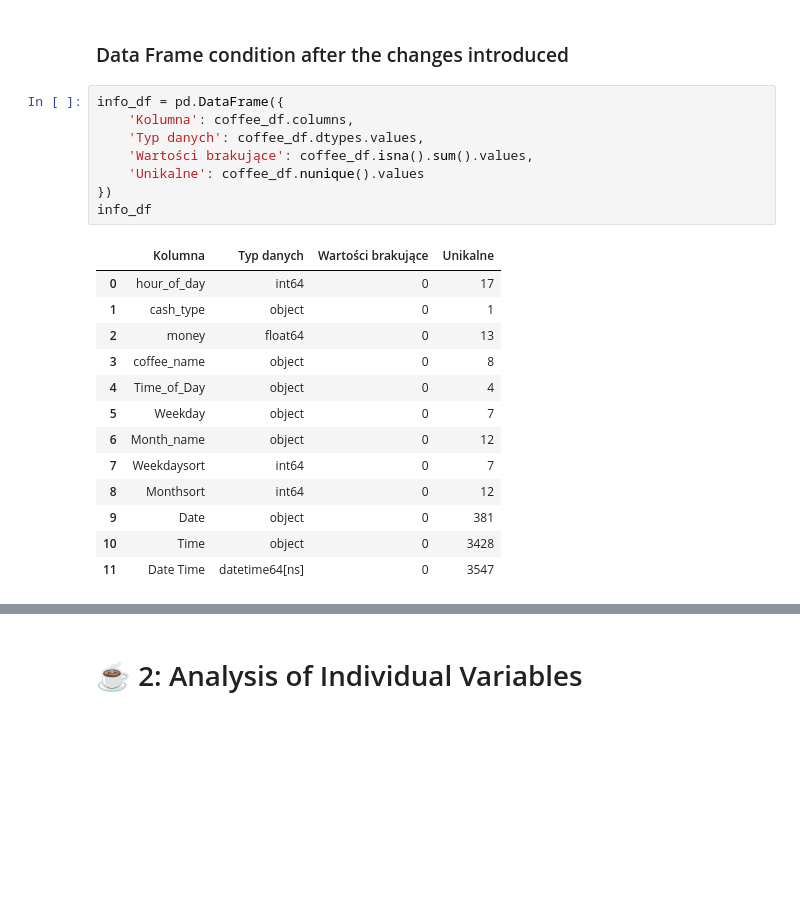
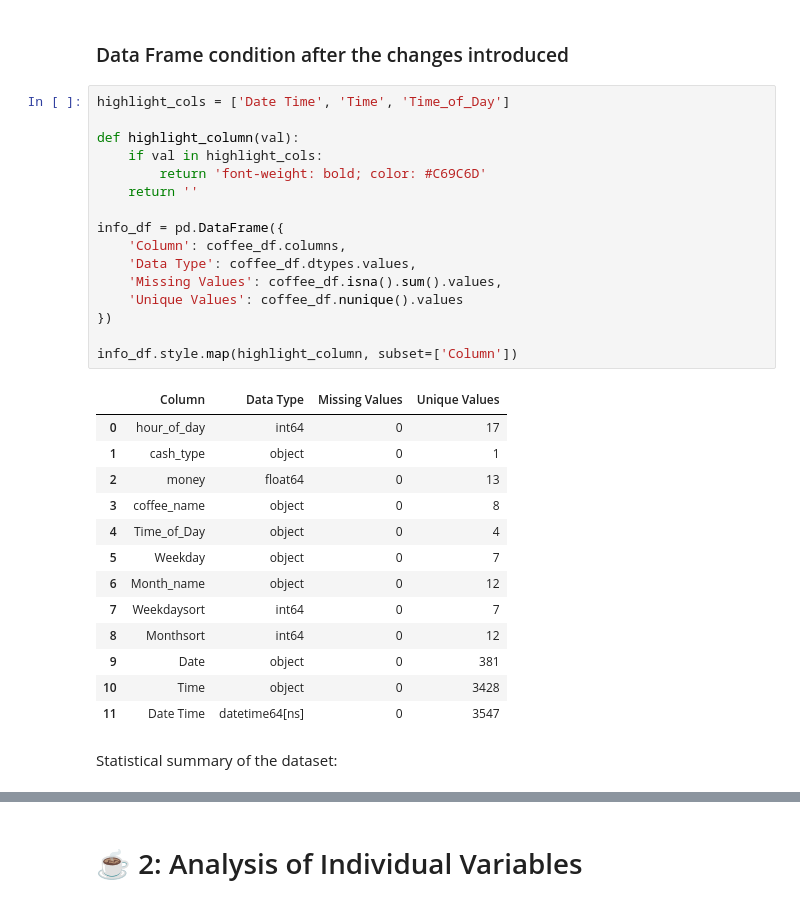
Before and after one commit to KrzysztofZakrzewski/portfolio, a Jupyter notebook: docs/coffee/coffee_eda.ipynb, the cells around one changed output, grey strips where cells are left out. Saved outputs shown, nothing was run; the diff lists cells and outputs as text; blank space fills up the shorter version.

```diff
--- a/docs/coffee/coffee_eda.ipynb
+++ b/docs/coffee/coffee_eda.ipynb
@@ -149,15 +138,23 @@ coffee_df.describe().T
 # %% [markdown]
 ###  Data Frame condition after the changes introduced
 # %%
+highlight_cols = ['Date Time', 'Time', 'Time_of_Day']
+
+def highlight_column(val):
+    if val in highlight_cols:
+        return 'font-weight: bold; color: #C69C6D'
+    return ''
+
 info_df = pd.DataFrame({
-    'Kolumna': coffee_df.columns,
-    'Typ danych': coffee_df.dtypes.values,
-    'Wartości brakujące': coffee_df.isna().sum().values,
-    'Unikalne': coffee_df.nunique().values
+    'Column': coffee_df.columns,
+    'Data Type': coffee_df.dtypes.values,
+    'Missing Values': coffee_df.isna().sum().values,
+    'Unique Values': coffee_df.nunique().values
 })
-info_df
+
+info_df.style.map(highlight_column, subset=['Column'])
 # %% [output]
-|  | Kolumna | Typ danych | Wartości brakujące | Unikalne |
+|  | Column | Data Type | Missing Values | Unique Values |
 | 0 | hour_of_day | int64 | 0 | 17 |
 | 1 | cash_type | object | 0 | 1 |
 | 2 | money | float64 | 0 | 13 |
@@ -170,3 +167,5 @@ info_df
 | 9 | Date | object | 0 | 381 |
 | 10 | Time | object | 0 | 3428 |
 | 11 | Date Time | datetime64[ns] | 0 | 3547 |
+# %% [markdown]
+Statistical summary of the dataset:
```
Also changed, not shown: parts of 14 cells of this notebook, 3 other files.
